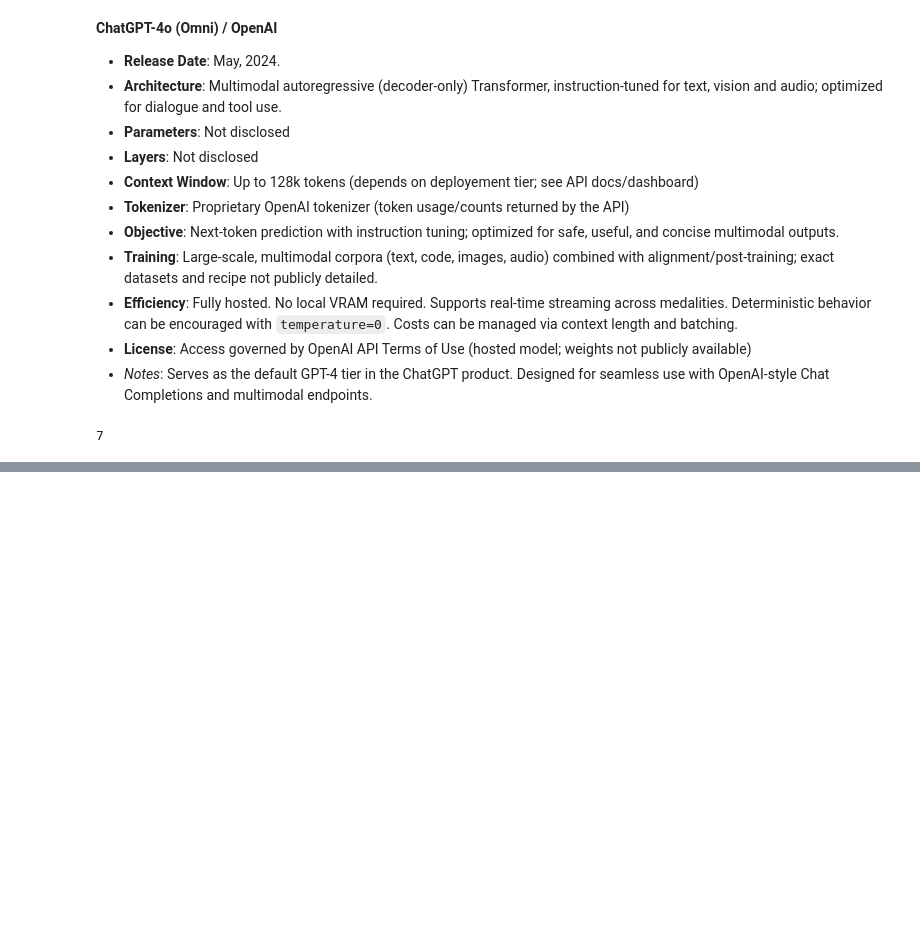
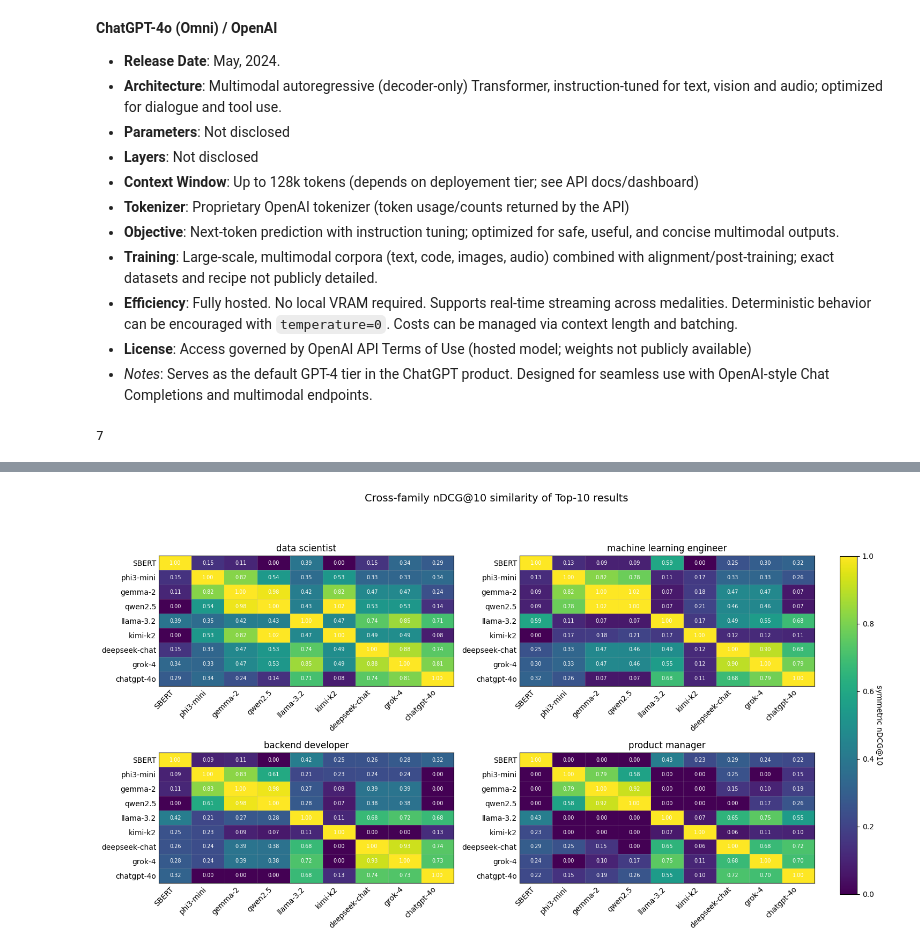
Before and after one commit to FederCO23/Potential_Talents_-_Yc1Y0PqXJsbGtBoy, a Jupyter notebook: Potential_Talents_part4.ipynb, the cells around one changed output, grey strips where cells are left out. Saved outputs shown, nothing was run; the diff lists cells and outputs as text; code cells hidden in the pictures; blank space fills up the shorter version.

Commit message:
Add nDGC@10 ranking similarity and final conclusion

```diff
--- a/Potential_Talents_part4.ipynb
+++ b/Potential_Talents_part4.ipynb
@@ -1876,0 +1545,69 @@ Saved: outputs\llm\llm_top10__deepseek-chat__pairwise__pairwise__all_queries.csv
+# %%
+# Build the matrices
+llm_models = load_llm_top10_files(LLM_DIR)
+sbert_model = load_sbert_baseline(SBERT_PATH)
+all_models = {**sbert_model, **llm_models}
+
+if not all_models:
+    raise FileNotFoundError(
+        "No CSVs found.\n"
+        f"- SBERT: {SBERT_PATH}\n"
+        f"- LLMs : {LLM_DIR}/llm_top10__*.csv"
+    )
+
+# Query order = first seen across models
+queries = []
+for df in all_models.values():
+    for q in df["query"].unique():
+        if q not in queries:
+            queries.append(q)
+# %%
+# PLOT
+topk_by_model = build_topk_by_query(all_models, k=K)
+
+# pick first 4 queries for the 2×2
+selected = queries[:4]
+
+# Single figure with 2×2 subplots
+fig, axes = plt.subplots(2, 2, figsize=(16, 9), constrained_layout=False)
+axes = axes.flatten()
+
+last_im = None
+for ax, q in zip(axes, selected):
+    mat = compute_matrix_for_query(q, topk_by_model, DISPLAY_ORDER)
+    im = ax.imshow(mat.values, vmin=0.0, vmax=1.0, interpolation="nearest", aspect="auto")
+    last_im = im
+
+    ax.set_xticks(range(len(mat.columns)))
+    ax.set_xticklabels(mat.columns, rotation=45, ha="right")
+    ax.set_yticks(range(len(mat.index)))
+    ax.set_yticklabels(mat.index)
+    ax.set_title(q)
+
+    ax.set_xticks(np.arange(-.5, len(mat.columns), 1), minor=True)
+    ax.set_yticks(np.arange(-.5, len(mat.index), 1), minor=True)
+    ax.grid(which="minor", linestyle="-", linewidth=0.5, alpha=0.3)
+    ax.tick_params(which="both", length=0)
+
+    for i in range(mat.shape[0]):
+        for j in range(mat.shape[1]):
+            ax.text(j, i, f"{mat.values[i, j]:.2f}",
+                    ha="center", va="center", color="white", fontsize=7)
+
+# hide any unused axes if <4 queries
+for ax in axes[len(selected):]:
+    ax.axis("off")
+
+# lay out subplots and LEAVE room on the right
+fig.suptitle("Cross-family nDCG@10 similarity of Top-10 results", fontsize=14, y=0.98)
+fig.tight_layout(rect=[0.03, 0.06, 0.88, 0.93])  # <-- reserve right margin
+
+# add a DEDICATED colorbar axis (x0, y0, width, height in figure coords)
+cbar_ax = fig.add_axes([0.90, 0.15, 0.02, 0.70])  # right-side, tall & thin
+cbar = fig.colorbar(last_im, cax=cbar_ax)
+cbar.ax.set_ylabel("symmetric nDCG@10", rotation=270, labelpad=12)
+
+
+plt.show()
+# %% [output]
+[figure, added]
```
Also changed, not shown: parts of 58 cells of this notebook.
